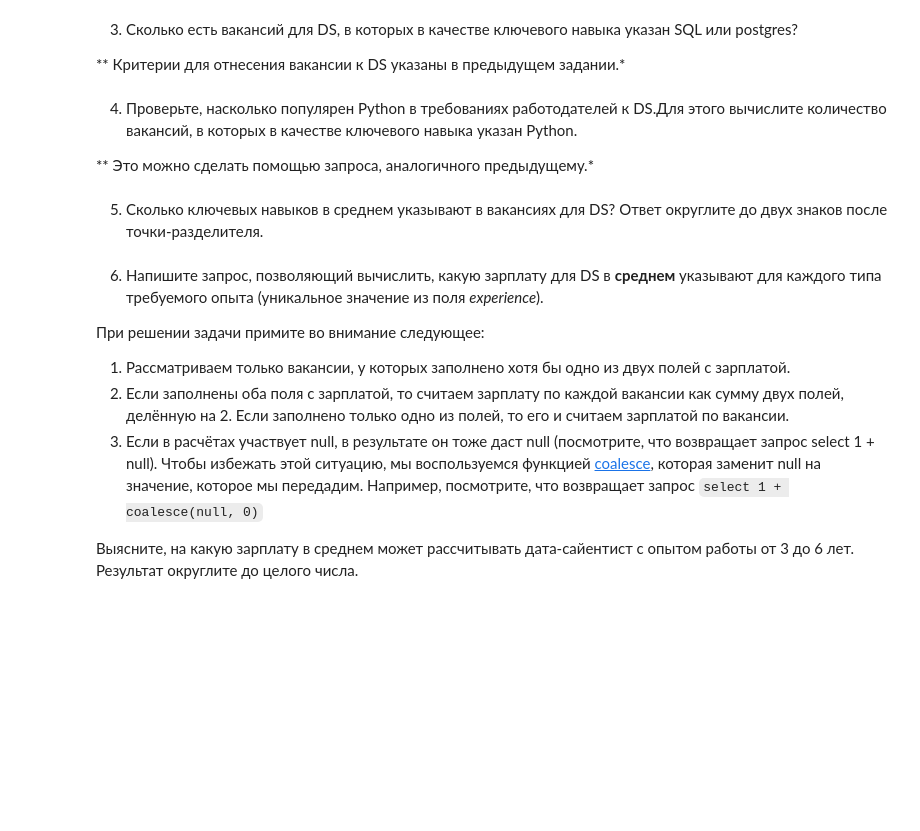
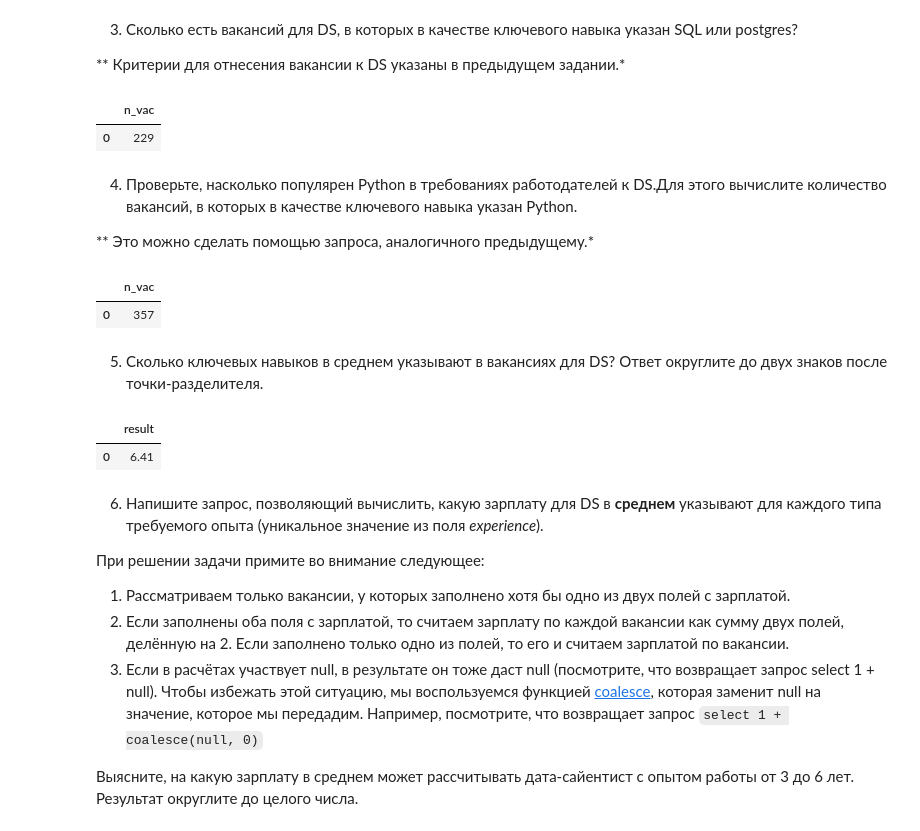
Before and after one commit to Balzhir/sf_game_v2_08.2022, a Jupyter notebook: my_Skillfactory_course/PROJECT-2. Анализ вакансий из HH/Project_2_Ноутбук_шаблон.ipynb, the cells around one changed output. Cells and saved outputs as stored; diff of their text form; code cells hidden in the pictures; blank space fills up the shorter version.

```diff
--- a/my_Skillfactory_course/PROJECT-2. Анализ вакансий из HH/Project_2_Ноутбук_шаблон.ipynb
+++ b/my_Skillfactory_course/PROJECT-2. Анализ вакансий из HH/Project_2_Ноутбук_шаблон.ipynb
@@ -485,8 +485,24 @@ df
 ** Критерии для отнесения вакансии к DS указаны в предыдущем задании.*
 # %%
 # текст запроса
+query_6_3 = f'''SELECT count(vacancies.name) as n_vac
+                FROM vacancies
+                WHERE (lower(vacancies.name) LIKE '%data scientist%'
+                or lower(vacancies.name) LIKE '%data science%'
+                or lower(vacancies.name) LIKE '%исследователь данных%'
+                or lower(vacancies.name) LIKE '%ml%' and vacancies.name NOT LIKE '%HTML%' and vacancies.name not like '%QML%'
+                or lower(vacancies.name) LIKE '%machine learning%'
+                or lower(vacancies.name) LIKE '%машинн%обучен%')
+                and(lower(vacancies.key_skills) LIKE '%postgres%'
+                or lower(vacancies.key_skills) LIKE '%sql%')
+             '''
 # %%
 # результат запроса
+df = pd.read_sql_query (query_6_3, connection)
+df
+# %% [output]
+|  | n_vac |
+| 0 | 229 |
 # %% [markdown]
 4. Проверьте, насколько популярен Python в требованиях работодателей к DS.Для этого вычислите количество вакансий, в которых в качестве ключевого навыка указан Python.
 
@@ -496,5 +522,10 @@ df
 # %%
 # результат запроса
+df = pd.read_sql_query (query_6_4, connection)
+df
+# %% [output]
+|  | n_vac |
+| 0 | 357 |
 # %% [markdown]
 5. Сколько ключевых навыков в среднем указывают в вакансиях для DS?
 Ответ округлите до двух знаков после точки-разделителя.
@@ -503,5 +547,10 @@ df
 # %%
 # результат запроса
+df = pd.read_sql_query (query_6_5, connection)
+df
+# %% [output]
+|  | result |
+| 0 | 6.41 |
 # %% [markdown]
 6. Напишите запрос, позволяющий вычислить, какую зарплату для DS в **среднем** указывают для каждого типа требуемого опыта (уникальное значение из поля *experience*).
 
```
Also changed, not shown: parts of 6 cells of this notebook.
